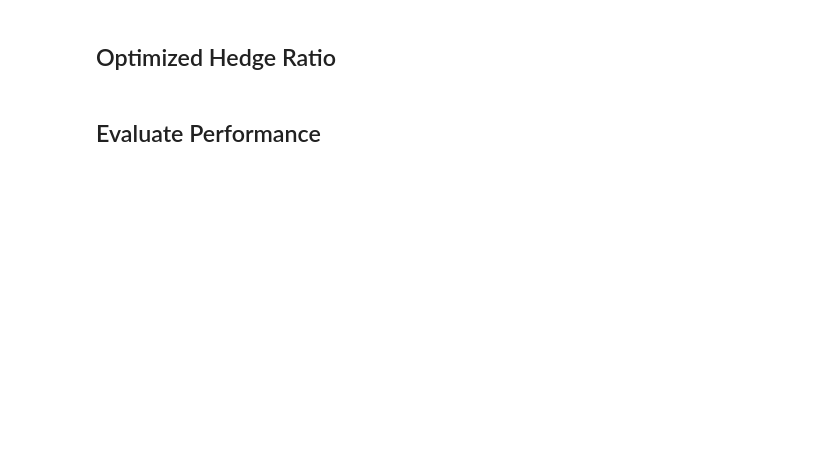
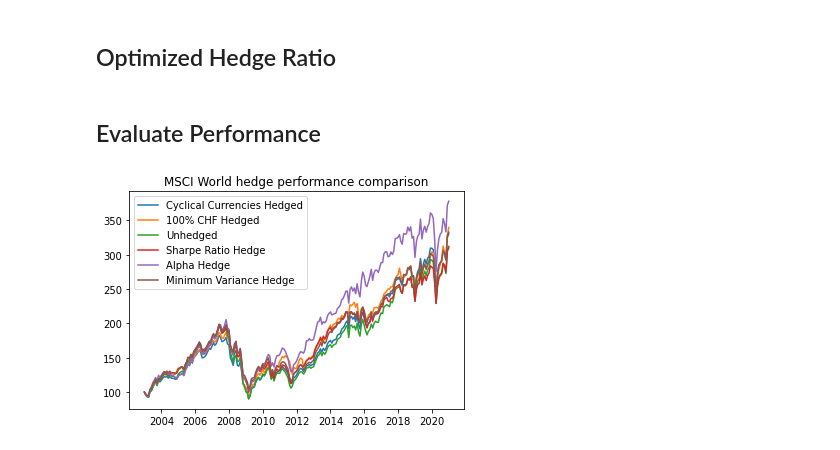
Before and after one commit to Tobias-Mann/Practicioners-Seminar-Notebook, a Jupyter notebook: Notebook.ipynb, the cells around one changed output. Saved outputs shown, nothing was run; the diff lists cells and outputs as text; code cells hidden in the pictures; blank space fills up the shorter version.

```diff
--- a/Notebook.ipynb
+++ b/Notebook.ipynb
@@ -459,19 +574,24 @@ backtest_partial_hedge = 100*(np.exp(backtest_partial_hedge_returns.cumsum()))
 # %%
 # Compare with 100% CHF hedged MSCI World
 backtest_benchmark_hedged_msci_world_returns = np.log(df_msci_world_h_chf_m['M0WOHCHF Index'].loc[backtest_partial_hedge.index]).diff()
 backtest_benchmark_hedged_msci_world = 100*(np.exp(backtest_benchmark_hedged_msci_world_returns.cumsum()))
 
 # Compare with unhedged MSCI World
 backtest_benchmark_unhedged_msci_world_returns = np.log(df_msci_world_chf_m.loc[backtest_partial_hedge.index]).diff()
 backtest_benchmark_unhedged_msci_world = 100*(np.exp(backtest_benchmark_unhedged_msci_world_returns.cumsum()))
 
 plt.plot(backtest_partial_hedge)
 plt.plot(backtest_benchmark_hedged_msci_world)
 plt.plot(backtest_benchmark_unhedged_msci_world)
+plt.plot(backtest_optimal_hedge)
+plt.plot(backtest_alpha_hedge)
+plt.plot(backtest_min_var_hedge)
 
 plt.title('MSCI World hedge performance comparison')
-plt.legend(['Cyclical Currencies Hedged', '100% CHF Hedged', 'Unhedged'])
+plt.legend(['Cyclical Currencies Hedged', '100% CHF Hedged', 'Unhedged', 'Sharpe Ratio Hedge', 'Alpha Hedge', 'Minimum Variance Hedge'])
 plt.savefig('Plots/MSCI_World_hedge_comparison.jpg', dpi=300)
+# %% [output]
+[figure, added]
 # %%
 # Sharpe Ratio
 def sharpe_ratio(return_series, risk_free_rate_df, return_series_currency='CHF'):
```
Also changed, not shown: parts of 7 cells of this notebook.
